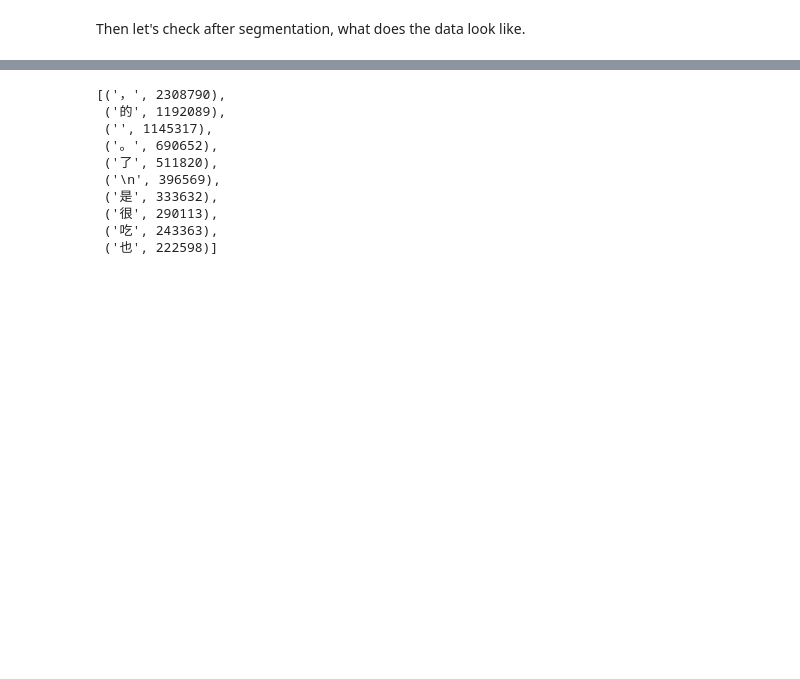
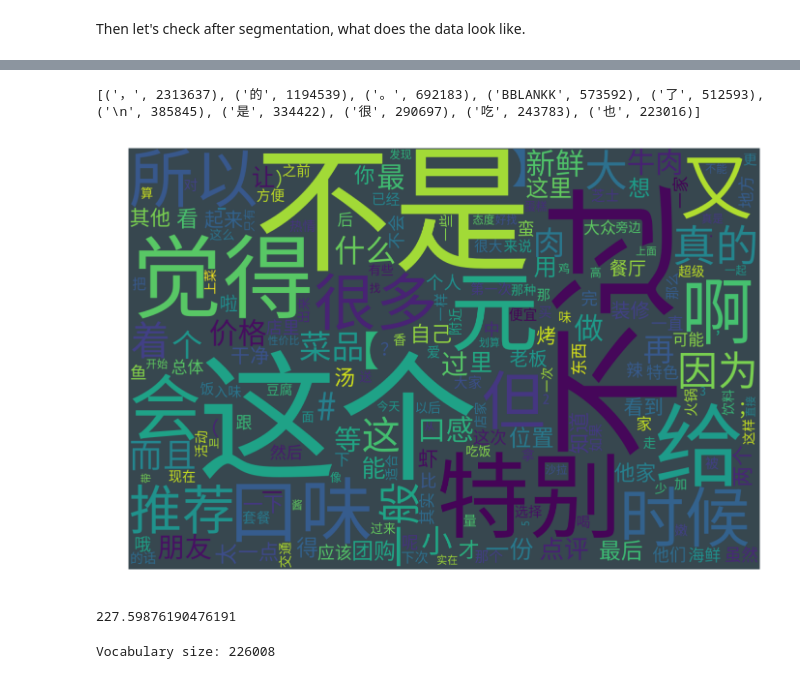
Before and after one commit to ktmud/fsauor2018, a Jupyter notebook: 1_Feature Engineering.ipynb, the cells around one changed output, grey strips where cells are left out. Drawn from its saved outputs; the diff is of its cells as text; code cells hidden in the pictures; blank space fills up the shorter version.

```diff
--- a/1_Feature Engineering.ipynb
+++ b/1_Feature Engineering.ipynb
@@ -89,26 +99,44 @@ Training data: (105000, 22)
 Validation data: (15000, 22)
 # %%
 from collections import Counter
-from functools import reduce
 
-
-def count_words(content):
-    counts = Counter()
-    sentences = [s.split(' ') for s in content]
-    counts = Counter(map())
-    counts.update(ss)
+def count_words(content, counter=None):
+    counts = counter or Counter()
+    sentences = []
+    for s in content:
+        ss = s.split(' ')
+        sentences.append(ss)
+        counts.update(ss)
     return counts, sentences
 
 count_train, sentences = count_words(df_train_full['content'])
-count_train.most_common()[:10]
+print(count_train.most_common()[:10])
 # %% [output]
-[('，', 2308790),
- ('的', 1192089),
- ('', 1145317),
- ('。', 690652),
- ('了', 511820),
- ('\n', 396569),
- ('是', 333632),
- ('很', 290113),
- ('吃', 243363),
- ('也', 222598)]
+[('，', 2313637), ('的', 1194539), ('。', 692183), ('BBLANKK', 573592), ('了', 512593), ('\n', 385845), ('是', 334422), ('很', 290697), ('吃', 243783), ('也', 223016)]
+# %%
+from wordcloud import WordCloud
+
+font = '/Users/jesse/Downloads/SourceHanSansHWSC/SourceHanSansHWSC-Regular.otf'
+wordcloud = WordCloud(
+    font_path=font, width=1200, height=800,
+    background_color='rgb(55, 71, 79)',
+).generate_from_frequencies(dict(count_train.most_common()[60:5000]))
+
+plt.figure(figsize=(12, 8))
+
+# Display the generated image:
+# the matplotlib way:
+import matplotlib.pyplot as plt
+plt.imshow(wordcloud, interpolation='bilinear')
+plt.axis("off")
+plt.show()
+# %% [output]
+[figure, added]
+# %%
+print(np.mean([len(s) for s in sentences]))
+# %% [output]
+227.59876190476191
+# %%
+print('Vocabulary size: {}'.format(len(count_train)))
+# %% [output]
+Vocabulary size: 226008
```
Also changed, not shown: parts of 10 cells of this notebook, 7 other files.
